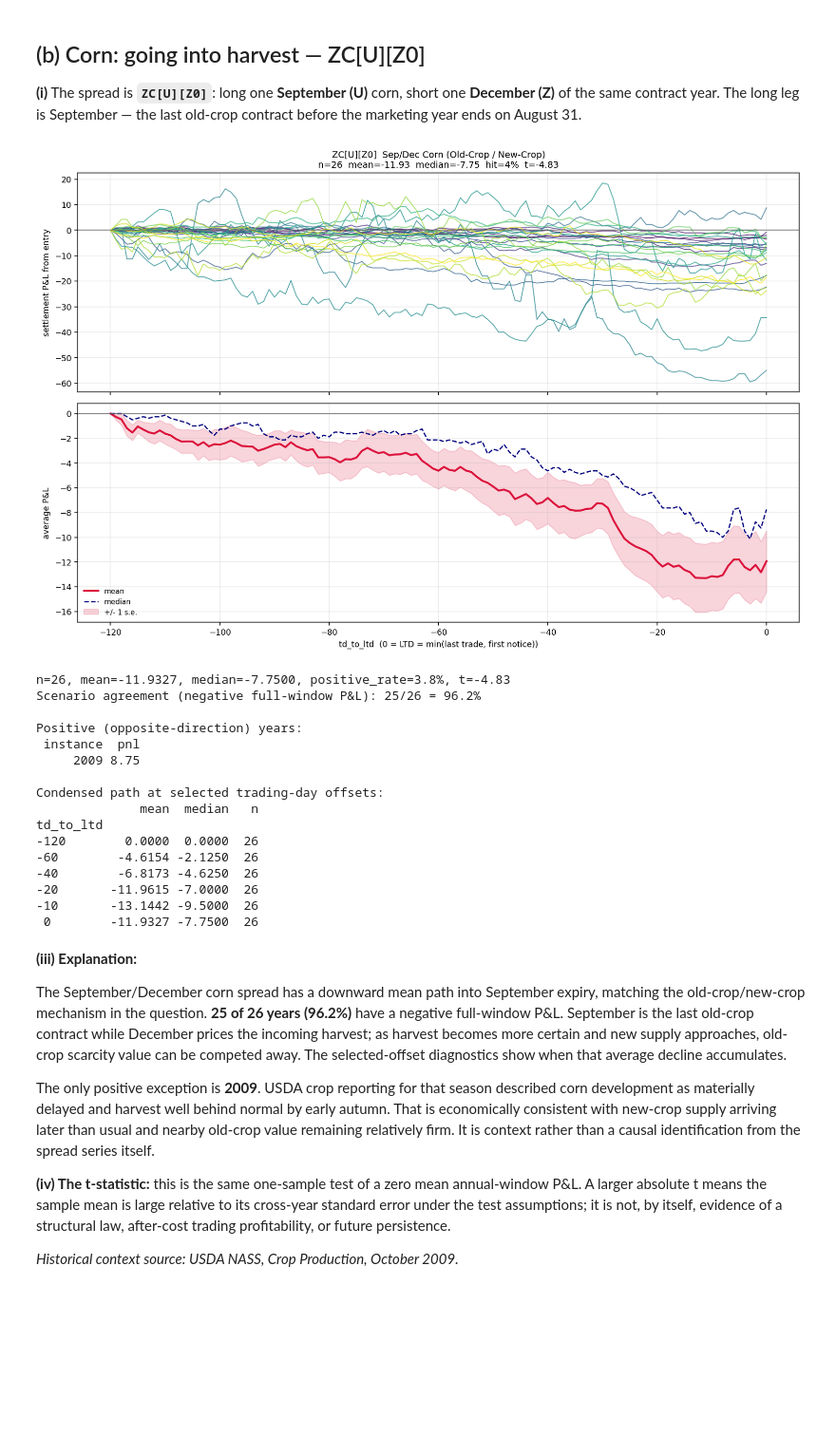
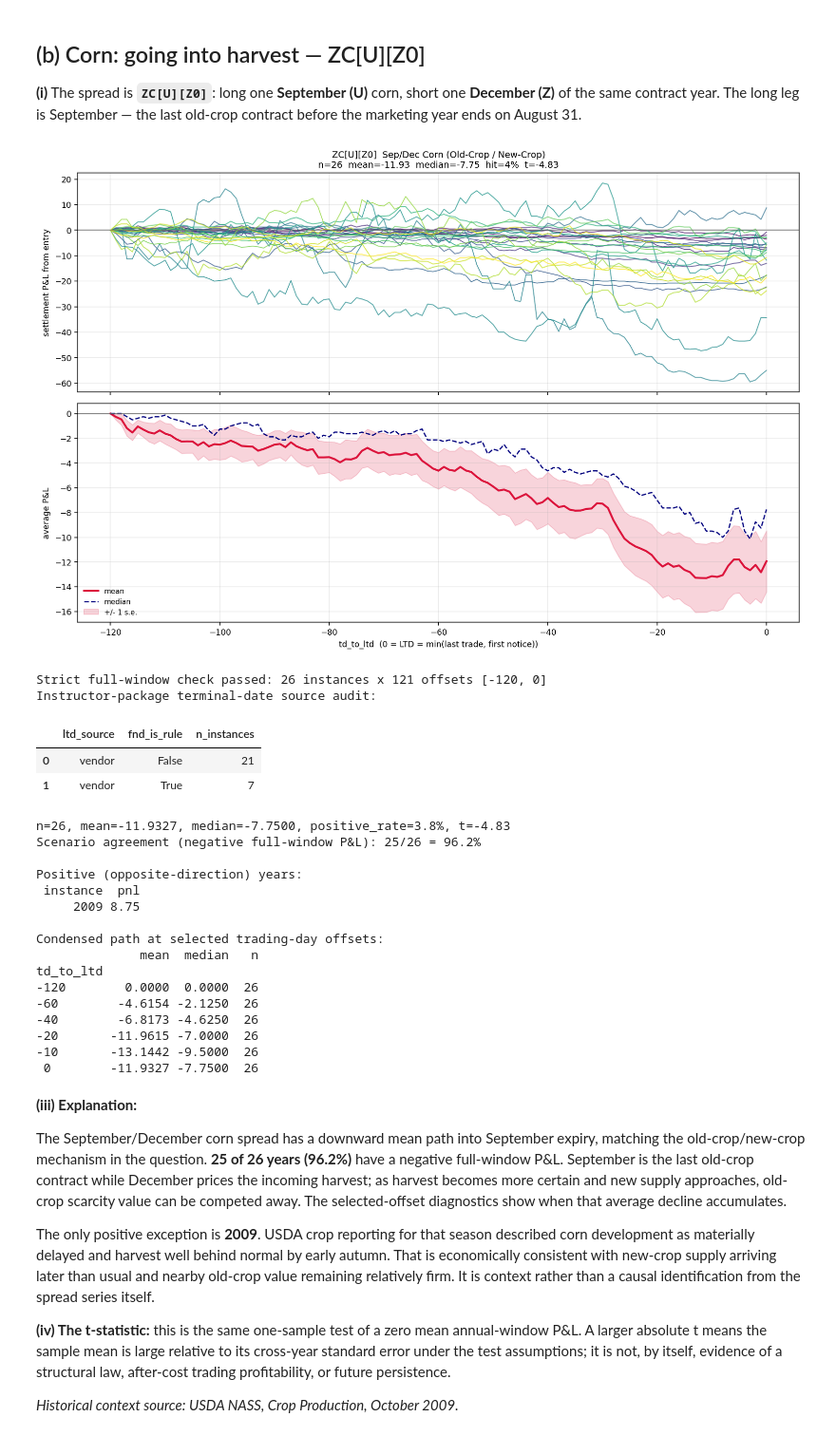
Before and after one commit to ajo2159/IEOR-E4576-HW2, a Jupyter notebook: IEOR_E4576_HW2.ipynb, the cells around one changed output. Shown at 95% size. Drawn from its saved outputs; the diff is of its cells as text; code cells hidden in the pictures; blank space fills up the shorter version.

```diff
--- a/IEOR_E4576_HW2.ipynb
+++ b/IEOR_E4576_HW2.ipynb
@@ -994,22 +1327,29 @@ WRDS connection closed.
 # Question 2 — Seasonal Calendar Spreads into Expiry
 ---
 # %%
-# The supplied futspread package is in the same folder as this notebook.
+# Question 2 uses the instructor-supplied futspread package AS PROVIDED.
+# Do not patch or replace the package to run this notebook.
 PROJECT_DIR = Path.cwd()
 if str(PROJECT_DIR) not in sys.path:
     sys.path.insert(0, str(PROJECT_DIR))
 
+import futspread
 from futspread import (
     build_combo, load_combo, condense, summary, stats,
     plot_combo, parse_combo, download,
 )
+
+print(f'Instructor futspread loaded from: {Path(futspread.__file__).resolve()}')
+print(f'download signature: {inspect.signature(download)}')
+print('Instructor package is used unchanged; notebook-level audits below enforce '
+      'the assignment-specific full-window requirement.')
 
 for spread_code in ['NG[H][J0]', 'ZC[U][Z0]', 'ZW[K][N0]', 'HE[V][Z0]']:
     print(parse_combo(spread_code))
 
 
 def print_spread_diagnostics(cond, per, st, expected_direction):
-    """Print cross-year statistics, hypothesis agreement, exceptions, and timing."""
+    # Print cross-year statistics, hypothesis agreement, exceptions, and timing.
     if expected_direction not in {'down', 'up'}:
         raise ValueError("expected_direction must be 'down' or 'up'")
 
@@ -1047,4 +1387,31 @@ def print_spread_diagnostics(cond, per, st, expected_direction):
     timing = cond.loc[landmarks, ['mean', 'median', 'n']].copy()
     print('\nCondensed path at selected trading-day offsets:')
     print(timing.to_string(float_format=lambda x: f'{x:,.4f}'))
+
+
+def assert_strict_full_window(wide_matrix, window):
+    # Notebook-level audit: every retained annual instance must cover every offset.
+    lo, hi = window
+    assert not wide_matrix.empty
+    assert wide_matrix.index.min() == lo
+    assert wide_matrix.index.max() == hi
+    assert list(wide_matrix.index) == list(range(lo, hi + 1))
+    assert wide_matrix.notna().all().all()
+    print(f'Strict full-window check passed: {wide_matrix.shape[1]} instances x '
+          f'{wide_matrix.shape[0]} offsets [{lo}, {hi}]')
+
+
+def print_expiry_source_audit(df):
+    # Surface the instructor package's terminal-date conventions; do not alter them.
+    cols = [c for c in ['instance', 'ltd', 'ltd_is_fnd', 'fnd_is_rule', 'ltd_source']
+            if c in df.columns]
+    audit = df[cols].drop_duplicates('instance').sort_values('instance')
+    print('Instructor-package terminal-date source audit:')
+    group_cols = [c for c in ['ltd_source', 'fnd_is_rule'] if c in audit.columns]
+    if group_cols:
+        display(audit.groupby(group_cols, dropna=False)
+                     .size().rename('n_instances').reset_index())
+    else:
+        display(audit.head())
+    return audit
 # %% [output]
@@ -1139,33 +1513,41 @@ The two positive exceptions are **2003** and **2014**. Those episodes are consis
 # %%
 df_zc = load_combo('ZC[U][Z0]')
 window_zc = (-120, 0)
 
 fig, (cond_zc, wide_zc, per_zc, st_zc) = plot_combo(
     df_zc, window=window_zc,
+    require_full=True, min_coverage=1.0,
     title='ZC[U][Z0]  Sep/Dec Corn (Old-Crop / New-Crop)',
     outfile='zc_harvest.png',
 )
 plt.show()
 
+assert_strict_full_window(wide_zc, window_zc)
+expiry_audit_zc = print_expiry_source_audit(df_zc)
 print_spread_diagnostics(cond_zc, per_zc, st_zc, expected_direction='down')
 # %% [output]
 [figure]
-n=26, mean=-11.9327, median=-7.7500, positive_rate=3.8%, t=-4.83
-Scenario agreement (negative full-window P&L): 25/26 = 96.2%
-
-Positive (opposite-direction) years:
- instance  pnl
-     2009 8.75
-
-Condensed path at selected trading-day offsets:
-              mean  median   n
-td_to_ltd
--120        0.0000  0.0000  26
--60        -4.6154 -2.1250  26
--40        -6.8173 -4.6250  26
--20       -11.9615 -7.0000  26
--10       -13.1442 -9.5000  26
- 0        -11.9327 -7.7500  26
+Strict full-window check passed: 26 instances x 121 offsets [-120, 0]
+Instructor-package terminal-date source audit:
+|  | ltd_source | fnd_is_rule | n_instances |
+| 0 | vendor | False | 21 |
+| 1 | vendor | True | 7 |
+n=26, mean=-11.9327, median=-7.7500, positive_rate=3.8%, t=-4.83
+Scenario agreement (negative full-window P&L): 25/26 = 96.2%
+
+Positive (opposite-direction) years:
+ instance  pnl
+     2009 8.75
+
+Condensed path at selected trading-day offsets:
+              mean  median   n
+td_to_ltd
+-120        0.0000  0.0000  26
+-60        -4.6154 -2.1250  26
+-40        -6.8173 -4.6250  26
+-20       -11.9615 -7.0000  26
+-10       -13.1442 -9.5000  26
+ 0        -11.9327 -7.7500  26
 # %% [markdown]
 **(iii) Explanation:**
 
```
Also changed, not shown: parts of 20 cells of this notebook, 1 other file.
